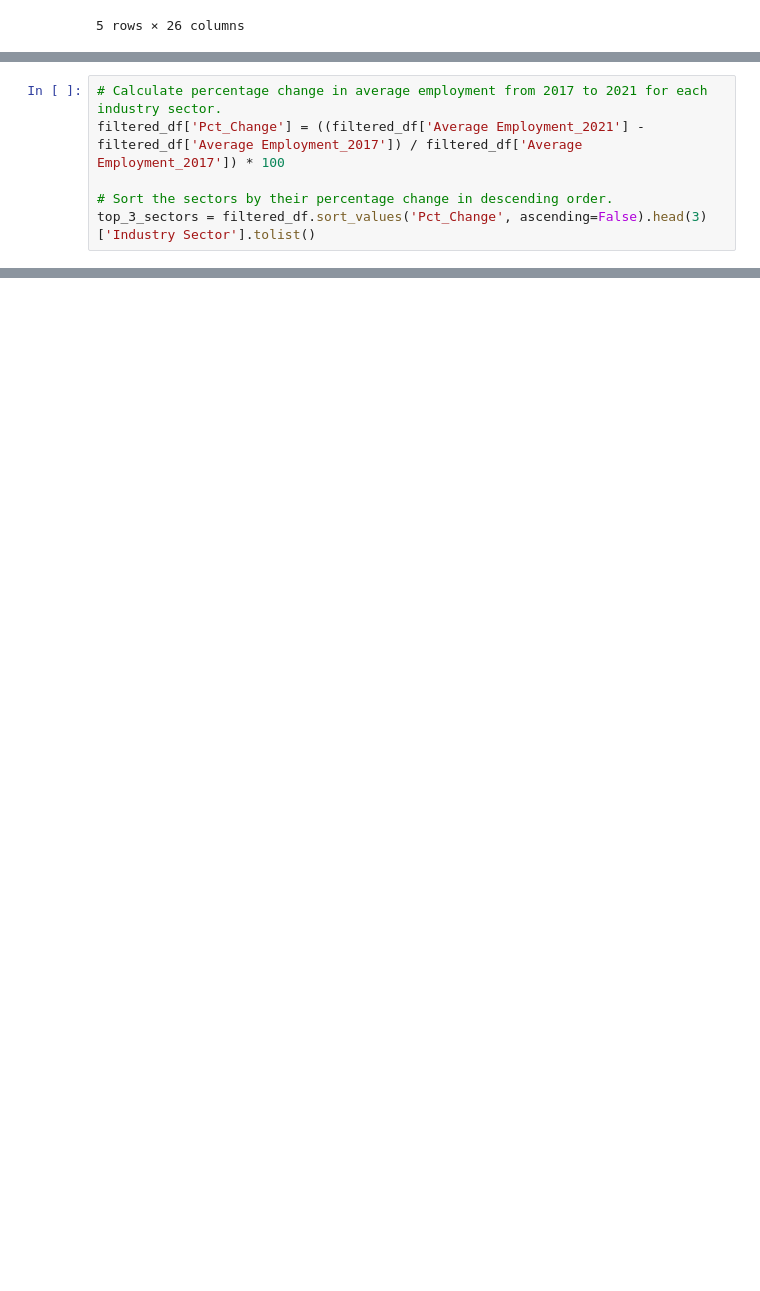
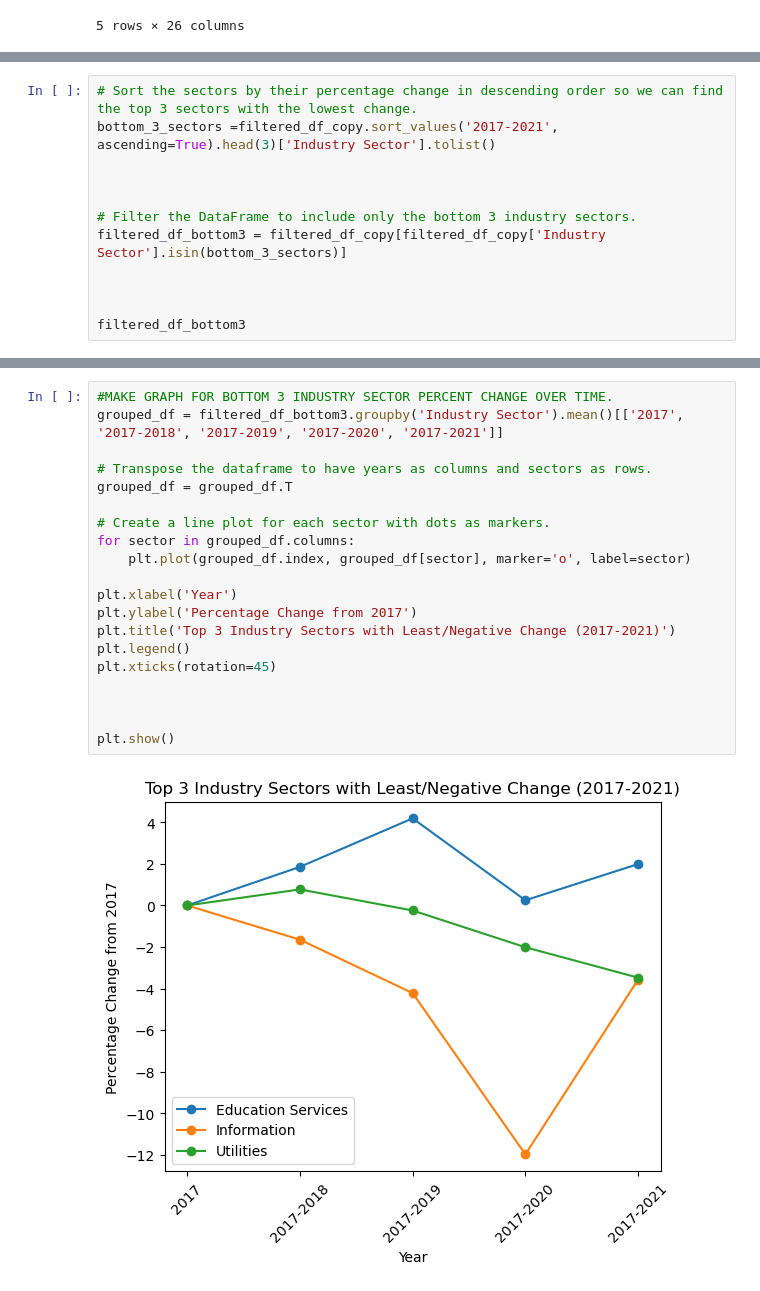
Before and after one commit to JoshuaMayo96/project-1, a Jupyter notebook: project-1.ipynb, the cells around one changed output, grey strips where cells are left out. Cells and saved outputs as stored; diff of their text form; blank space fills up the shorter version.

```diff
--- a/project-1.ipynb
+++ b/project-1.ipynb
@@ -190,6 +183,0 @@ plt.show()
-# %%
-# Calculate percentage change in average employment from 2017 to 2021 for each industry sector.
-filtered_df['Pct_Change'] = ((filtered_df['Average Employment_2021'] - filtered_df['Average Employment_2017']) / filtered_df['Average Employment_2017']) * 100
-
-# Sort the sectors by their percentage change in descending order.
-top_3_sectors = filtered_df.sort_values('Pct_Change', ascending=False).head(3)['Industry Sector'].tolist()
@@ -201,0 +237,12 @@ See the caveats in the documentation: https://pandas.pydata.org/pandas-docs/stab
+# %%
+# Sort the sectors by their percentage change in descending order so we can find the top 3 sectors with the lowest change.
+bottom_3_sectors =filtered_df_copy.sort_values('2017-2021', ascending=True).head(3)['Industry Sector'].tolist()
+
+
+
+# Filter the DataFrame to include only the bottom 3 industry sectors.
+filtered_df_bottom3 = filtered_df_copy[filtered_df_copy['Industry Sector'].isin(bottom_3_sectors)]
+
+
+
+filtered_df_bottom3
@@ -201,0 +255,22 @@ See the caveats in the documentation: https://pandas.pydata.org/pandas-docs/stab
+# %%
+#MAKE GRAPH FOR BOTTOM 3 INDUSTRY SECTOR PERCENT CHANGE OVER TIME.
+grouped_df = filtered_df_bottom3.groupby('Industry Sector').mean()[['2017', '2017-2018', '2017-2019', '2017-2020', '2017-2021']]
+
+# Transpose the dataframe to have years as columns and sectors as rows.
+grouped_df = grouped_df.T
+
+# Create a line plot for each sector with dots as markers.
+for sector in grouped_df.columns:
+    plt.plot(grouped_df.index, grouped_df[sector], marker='o', label=sector)
+
+plt.xlabel('Year')
+plt.ylabel('Percentage Change from 2017')
+plt.title('Top 3 Industry Sectors with Least/Negative Change (2017-2021)')
+plt.legend()
+plt.xticks(rotation=45)
+
+
+
+plt.show()
+# %% [output]
+[figure, added]
```
Also changed, not shown: parts of 7 cells of this notebook.
